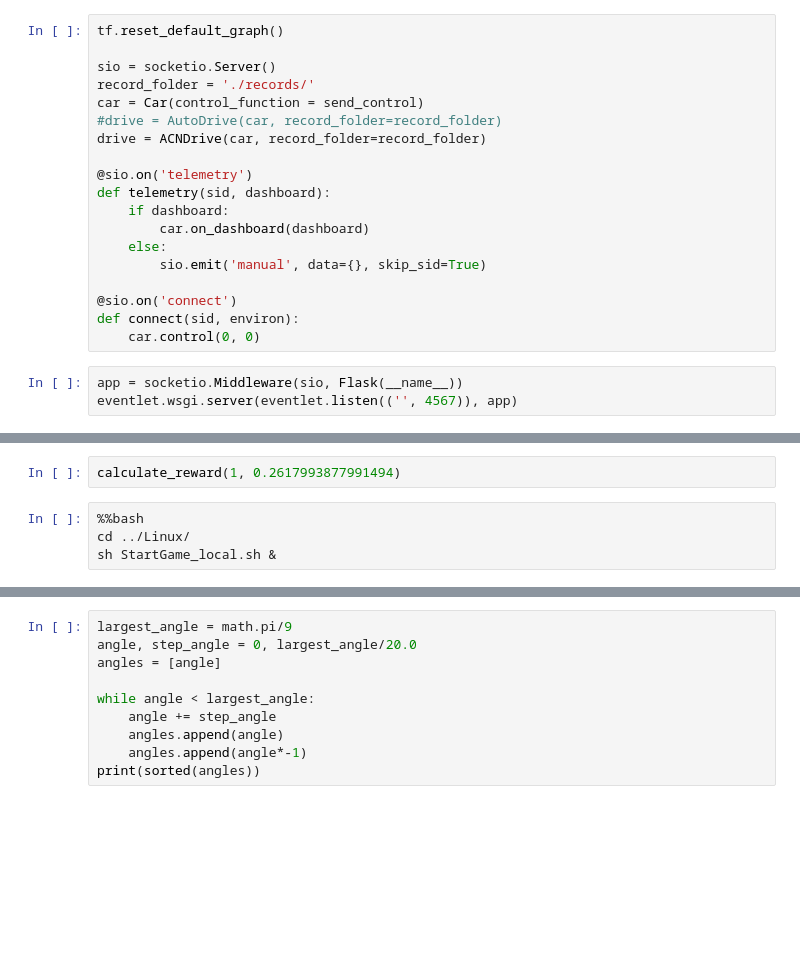
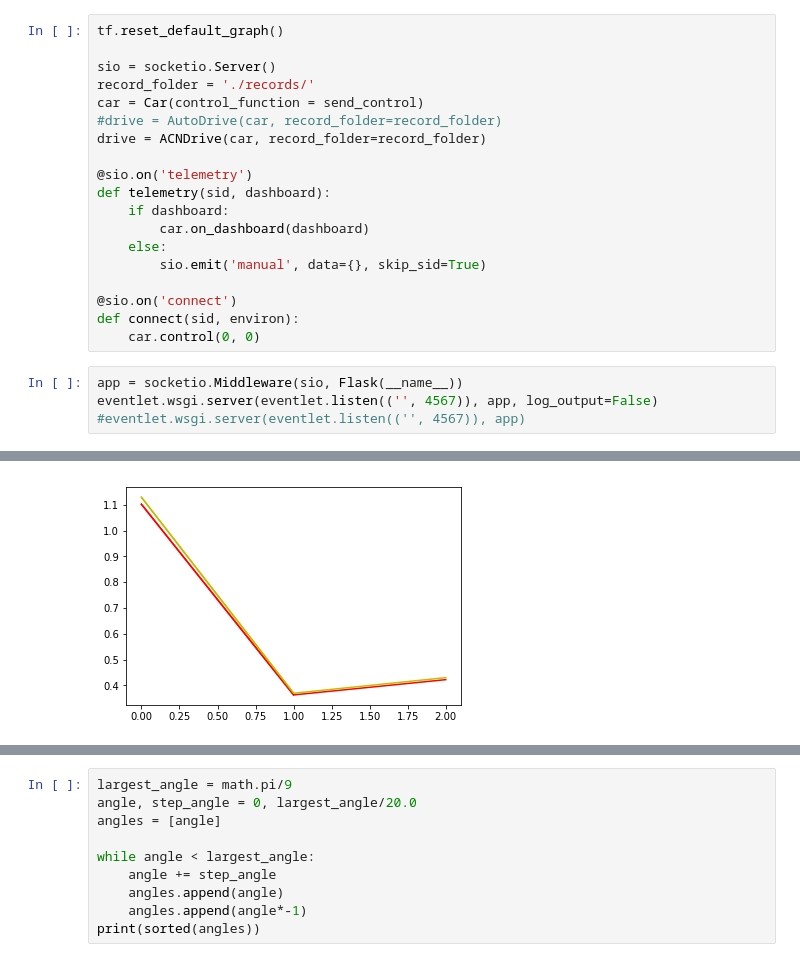
Before and after one commit to louner/reinforcement-learning, a Jupyter notebook: formula1/lab.ipynb, the cells around one changed output, grey strips where cells are left out. Cells and saved outputs as stored; diff of their text form; blank space fills up the shorter version.

```diff
--- a/formula1/lab.ipynb
+++ b/formula1/lab.ipynb
@@ -398,4 +487,6 @@ def connect(sid, environ):
     car.control(0, 0)
 # %%
 app = socketio.Middleware(sio, Flask(__name__))
-eventlet.wsgi.server(eventlet.listen(('', 4567)), app)
+eventlet.wsgi.server(eventlet.listen(('', 4567)), app, log_output=False)
+#eventlet.wsgi.server(eventlet.listen(('', 4567)), app)
+# %% [output]
@@ -402,6 +497 @@ eventlet.wsgi.server(eventlet.listen(('', 4567)), app)
+[figure, added]
-# %%
-calculate_reward(1, 0.2617993877991494)
-# %%
-%%bash
-cd ../Linux/
-sh StartGame_local.sh &
```
Also changed, not shown: parts of 17 cells of this notebook.
